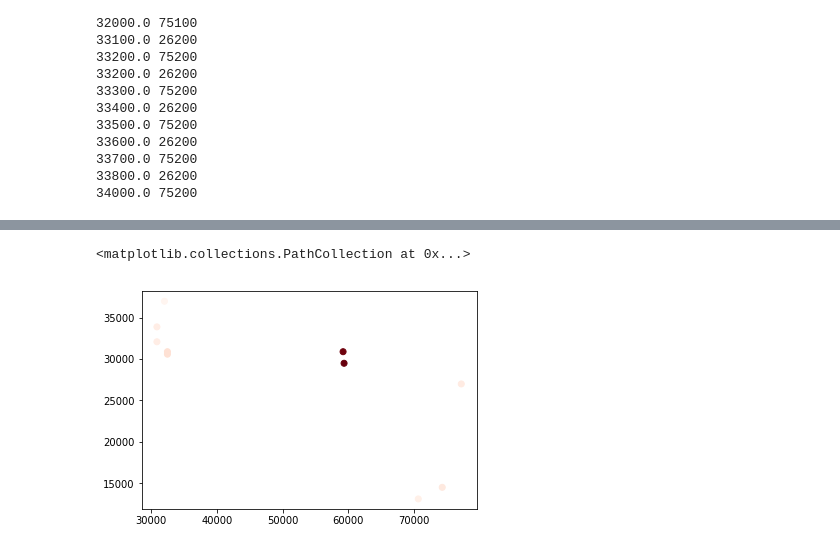
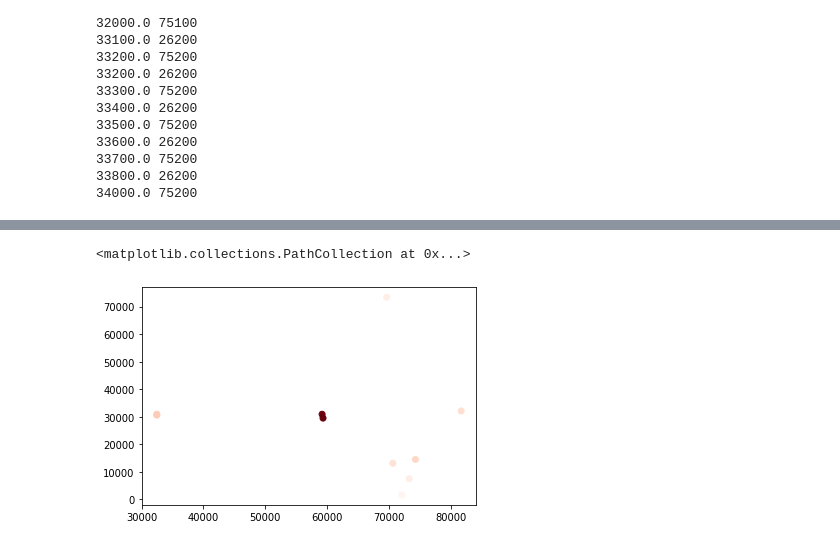
Before and after one commit to fang-helen/Final-Project-FRI, a Jupyter notebook: Final Project FRI.ipynb, the cells around one changed output, grey strips where cells are left out. Cells and saved outputs as stored; diff of their text form; code cells hidden in the pictures.

```diff
--- a/Final Project FRI.ipynb
+++ b/Final Project FRI.ipynb
@@ -982,6 +967,10 @@ for n in rangesByNorthing:
         rangeWidth.append(avgWidthOfRange(n,r[0],r[1]))
         rangeOil1.append(oil1OfRange(n, r[0], r[1]))
         rangeOil12.append(oil12OfRange(n, r[0], r[1]))
+# %%
+rangeLength = []
+for i in range(0,len(eastStart)):
+    rangeLength.append(eastEnd[i]-eastStart[i])
 # %%
 ooipOfRanges = pd.DataFrame()
 ooipOfRanges['Northing'] = rangeN
@@ -1253,0 +1224,16 @@ ooipPruned
+# %%
+# annual cost of running a well: using 213k/well
+QEC = 10.5 #BOPD
+##pruneByAvgRR
+def ln(x):
+    return np.log(x)
+def declineRate(qi, qt):
+    return - ln(qt / qi) #/ 12 # over one year
+def lifetime(qi, d):
+    return ln(qi / QEC) / d
+def cumulativeProd(qi, d):
+    return (qi / d) * ln(qi / QEC)
+ooipPruned['Decline Rate Fraction'] = declineRate(ooipPruned['Oil 1'], ooipPruned['Oil 12'])
+ooipPruned['Lifetime of Well'] = lifetime(ooipPruned['Oil 1'], ooipPruned['Decline Rate Fraction'])
+ooipPruned['Estimated Ultimate Recovery'] = cumulativeProd(ooipPruned['Oil 1'], ooipPruned['Decline Rate Fraction'])
+ooipPruned
@@ -1299,0 +1305,10 @@ pruneByAvgRR
+# %%
+ooipPruned.sort_values('Estimated Ultimate Recovery',ascending=False,inplace = True)
+ooipPruned.reset_index(drop=True,inplace = True)
+
+index = len(ooipPruned)-1
+while index >= 10:
+    ooipPruned.drop(index,inplace=True)
+    index -= 1
+ooipPruned.reset_index(drop=True,inplace = True)
+ooipPruned
@@ -1337,17 +1364,17 @@ pruneByAvgRR
 # %%
-northingOfRange = pruneByAvgRR['Northing'].values
-eastStartOfRange = pruneByAvgRR['EastStart'].values
-eastEndOfRange = pruneByAvgRR['EastEnd'].values
-rrOfRange = pruneByAvgRR['RR'].values
+northingOfRange = ooipPruned['Northing'].values
+eastStartOfRange = ooipPruned['EastStart'].values
+eastEndOfRange = ooipPruned['EastEnd'].values
+rrOfRange = ooipPruned['RR'].values
 
 eastMid = []
 for i in range(0,len(eastStartOfRange)):
     eastMid.append((eastStartOfRange[i]+eastEndOfRange[i])/2)
 
 plt.scatter(eastMid, northingOfRange, c=rrOfRange, cmap = "Reds")
 # %% [output]
 <matplotlib.collections.PathCollection at 0x...>
-[figure, old version]
+[figure, new version]
 # %%
 # compare with unpruned values:
 eastBest = bestWells['Easting']
```
Also changed, not shown: parts of 78 cells of this notebook, 1 other file.
